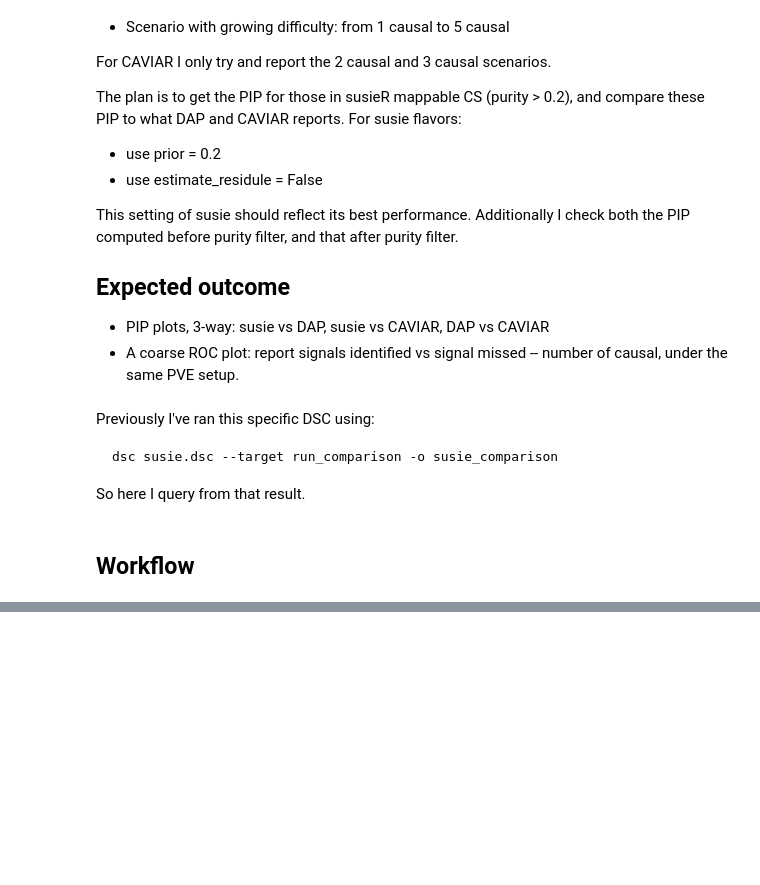
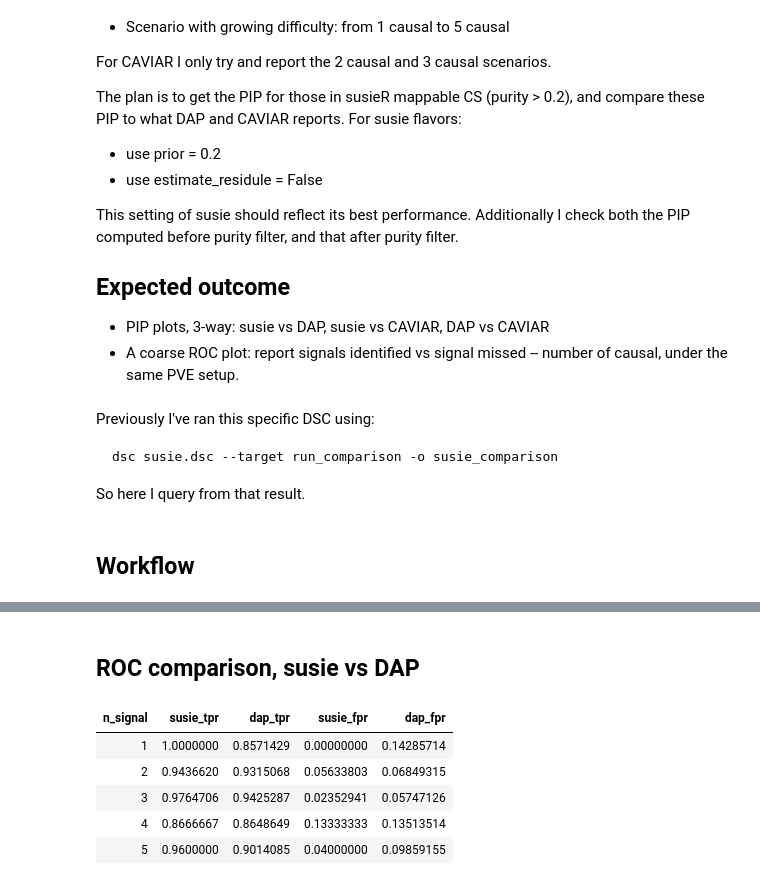
Before and after one commit to gaow/mvarbvs, a Jupyter notebook: analysis/20180527_PIP_Comparison.ipynb, the cells around one changed output, grey strips where cells are left out. Drawn from its saved outputs; the diff is of its cells as text; code cells hidden in the pictures; blank space fills up the shorter version.

```diff
--- a/analysis/20180527_PIP_Comparison.ipynb
+++ b/analysis/20180527_PIP_Comparison.ipynb
@@ -139,0 +221,11 @@ INFO: pip_1 (index=0) is ignored due to saved signature
+# %% [markdown]
+## ROC comparison, susie vs DAP
+# %%
+readRDS('susie_comparison/PIP_comparison_0528.roc.rds')
+# %% [output]
+| n_signal | susie_tpr | dap_tpr | susie_fpr | dap_fpr |
+| 1 | 1.0000000 | 0.8571429 | 0.00000000 | 0.14285714 |
+| 2 | 0.9436620 | 0.9315068 | 0.05633803 | 0.06849315 |
+| 3 | 0.9764706 | 0.9425287 | 0.02352941 | 0.05747126 |
+| 4 | 0.8666667 | 0.8648649 | 0.13333333 | 0.13513514 |
+| 5 | 0.9600000 | 0.9014085 | 0.04000000 | 0.09859155 |
```
Also changed, not shown: parts of 10 cells of this notebook, 1 other file.
